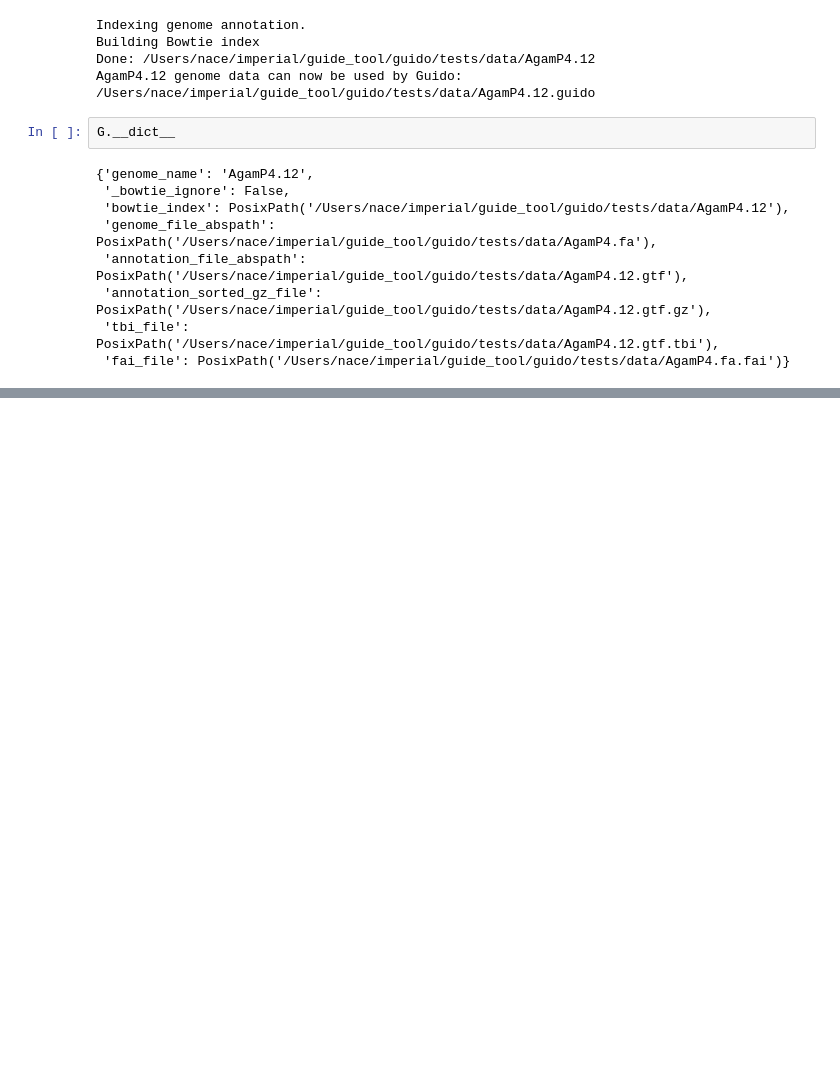
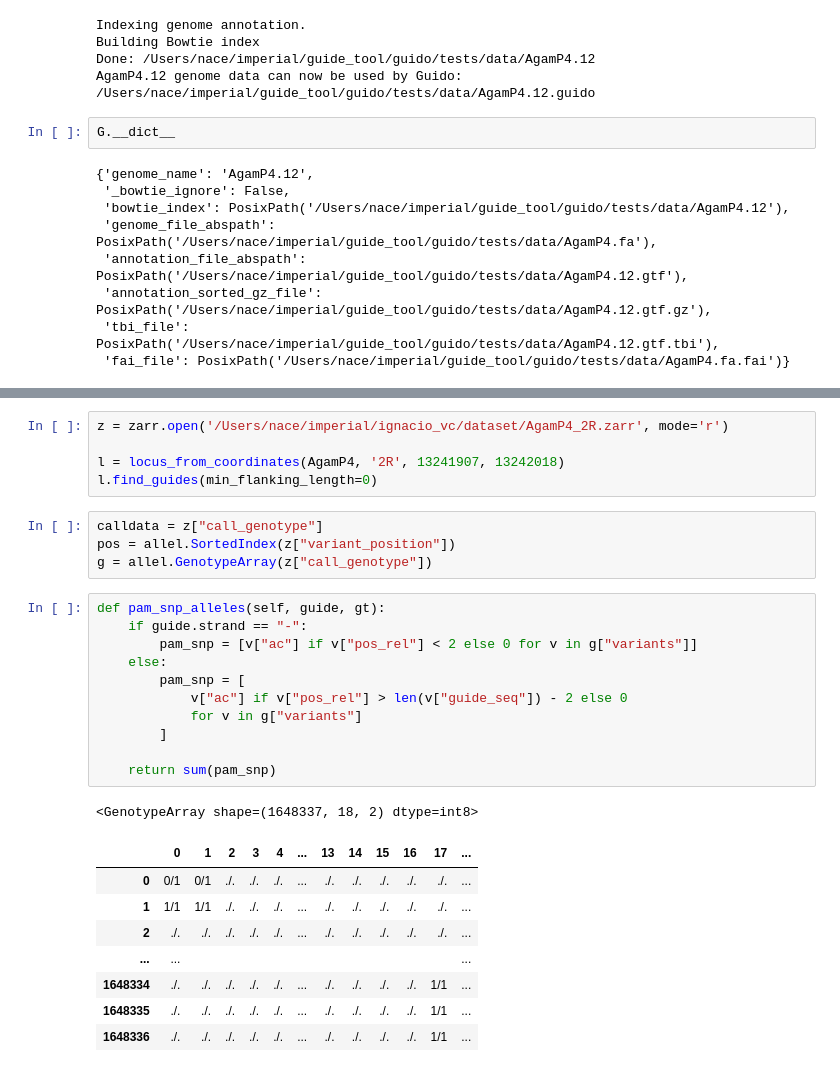
Before and after one commit to nkran/guido, a Jupyter notebook: test API.ipynb, the cells around one changed output, grey strips where cells are left out. Cells and saved outputs as stored; diff of their text form; blank space fills up the shorter version.

```diff
--- a/test API.ipynb
+++ b/test API.ipynb
@@ -130,0 +242,30 @@ CATAATCTGAACATGTTTGATG
+# %%
+z = zarr.open('/Users/nace/imperial/ignacio_vc/dataset/AgamP4_2R.zarr', mode='r')
+
+l = locus_from_coordinates(AgamP4, '2R', 13241907, 13242018)
+l.find_guides(min_flanking_length=0)
+# %%
+calldata = z["call_genotype"]
+pos = allel.SortedIndex(z["variant_position"])
+g = allel.GenotypeArray(z["call_genotype"])
+# %%
+def pam_snp_alleles(self, guide, gt):
+    if guide.strand == "-":
+        pam_snp = [v["ac"] if v["pos_rel"] < 2 else 0 for v in g["variants"]]
+    else:
+        pam_snp = [
+            v["ac"] if v["pos_rel"] > len(v["guide_seq"]) - 2 else 0
+            for v in g["variants"]
+        ]
+
+    return sum(pam_snp)
+# %% [output]
+<GenotypeArray shape=(1648337, 18, 2) dtype=int8>
+|  | 0 | 1 | 2 | 3 | 4 | ... | 13 | 14 | 15 | 16 | 17 | ... |
+| 0 | 0/1 | 0/1 | ./. | ./. | ./. | ... | ./. | ./. | ./. | ./. | ./. | ... |
+| 1 | 1/1 | 1/1 | ./. | ./. | ./. | ... | ./. | ./. | ./. | ./. | ./. | ... |
+| 2 | ./. | ./. | ./. | ./. | ./. | ... | ./. | ./. | ./. | ./. | ./. | ... |
+| ... | ... |  |  |  |  |  |  |  |  |  |  | ... |
+| 1648334 | ./. | ./. | ./. | ./. | ./. | ... | ./. | ./. | ./. | ./. | 1/1 | ... |
+| 1648335 | ./. | ./. | ./. | ./. | ./. | ... | ./. | ./. | ./. | ./. | 1/1 | ... |
+| 1648336 | ./. | ./. | ./. | ./. | ./. | ... | ./. | ./. | ./. | ./. | 1/1 | ... |
```
Also changed, not shown: parts of 34 cells of this notebook, 12 other files.
